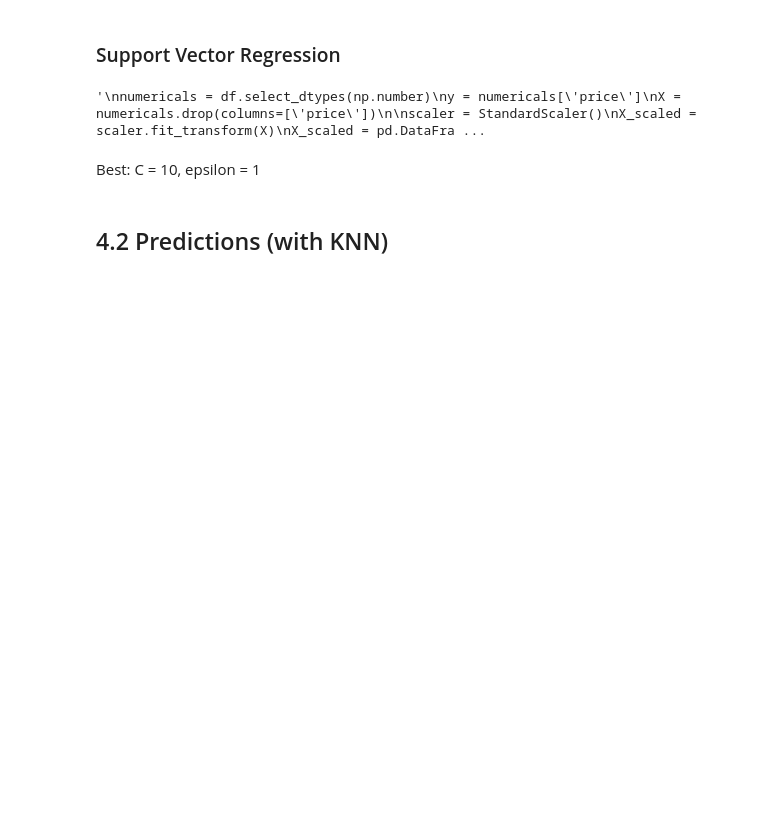
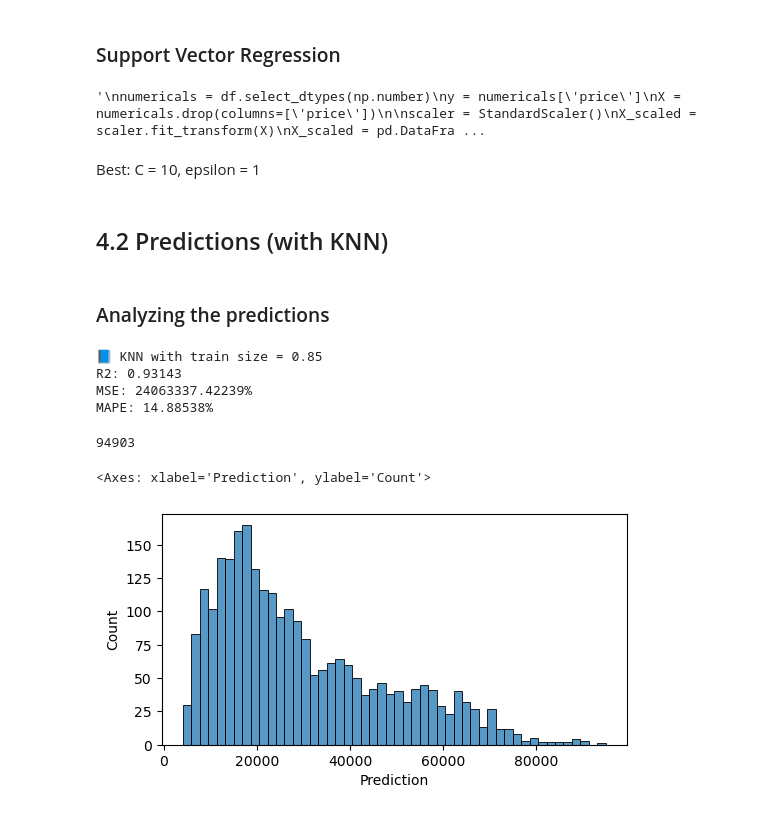
Before and after one commit to arnauog/Van_Price_Predictor, a Jupyter notebook: 2. Vans EDA.ipynb, the cells around one changed output. Cells and saved outputs as stored; diff of their text form; code cells hidden in the pictures; blank space fills up the shorter version.

```diff
--- a/2. Vans EDA.ipynb
+++ b/2. Vans EDA.ipynb
@@ -3958,3 +3958,52 @@ for C in C_values:
 Best: C = 10, epsilon = 1
 # %% [markdown]
 ## 4.2 Predictions (with KNN)
+# %% [markdown]
+### Analyzing the predictions
+# %%
+df = pd.read_csv('Datasets/df_final.csv')
+numericals = df.select_dtypes(np.number)
+y = numericals['price']
+X = numericals.drop(columns=['price'])
+
+# Scale the features
+scaler = StandardScaler()
+X_scaled = scaler.fit_transform(X)
+X_scaled = pd.DataFrame(X_scaled, columns=X.columns)
+X_train, X_test, y_train, y_test = train_test_split(X_scaled, y, train_size=0.85, random_state=42)
+
+# Make the prediction with the trained KNN model
+knn_reg = KNeighborsRegressor(n_neighbors=5, weights='distance', metric='manhattan')
+knn_reg.fit(X_train, y_train)
+prediction = knn_reg.predict(X_test)
+
+# Calculate metrics
+r2 = r2_score(y_test, prediction)
+mse = mean_squared_error(y_test, prediction)
+mape = np.mean(np.abs((y_test - prediction) / y_test) * 100)
+
+# Print results
+print(f"📘 KNN with train size = 0.85")
+print(f"R2: {r2:.5f}")
+print(f"MSE: {mse:.5f}")
+print(f"MAPE: {mape:.5f}%")
+# %% [output]
+📘 KNN with train size = 0.85
+R2: 0.93143
+MSE: 24063337.42239%
+MAPE: 14.88538%
+# %%
+data = np.array([prediction, y_test, X_test.km, X_test.age, X_test.power_cv]) # adding the features that affect the most the price according to the heatmap (age, km and power_cv)
+dataset = pd.DataFrame({'Prediction': data[0][i], 'y_test': data[1][i], 'km': data[2][i], 'age': data[3][i], 'power_cv': data[4][i]} for i in range(len(data[0]))).astype({'Prediction': int, 'y_test': int})
+dataset['difference'] = dataset['Prediction'] - dataset['y_test']
+dataset['percentage'] = dataset.difference / dataset.Prediction
+# %%
+dataset.Prediction.max()
+# %% [output]
+94903
+# %%
+plt.figure(figsize=(6,3))
+sns.histplot(dataset.Prediction, bins=50) # checking if I still have negative predicted values as I had before
+# %% [output]
+<Axes: xlabel='Prediction', ylabel='Count'>
+[figure, added]
```
Also changed, not shown: parts of 29 cells of this notebook, 13 other files.
